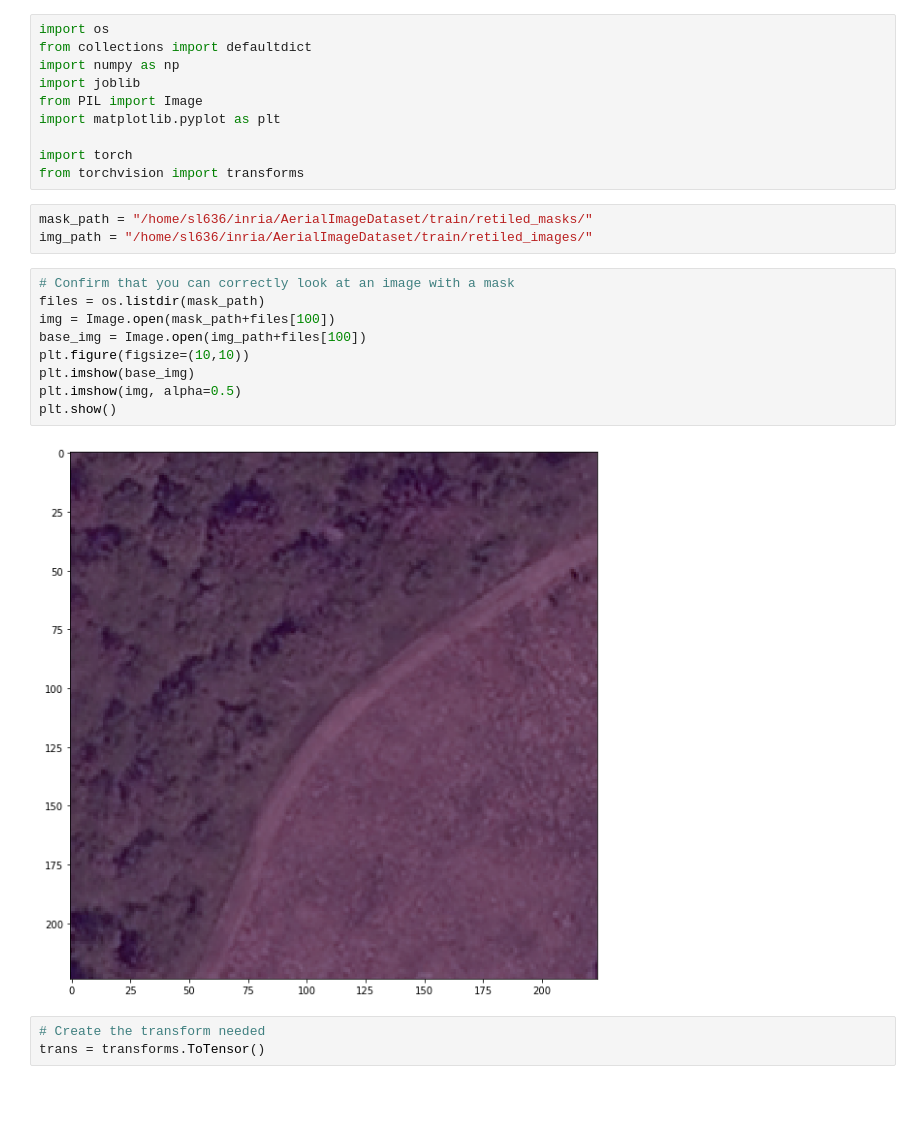
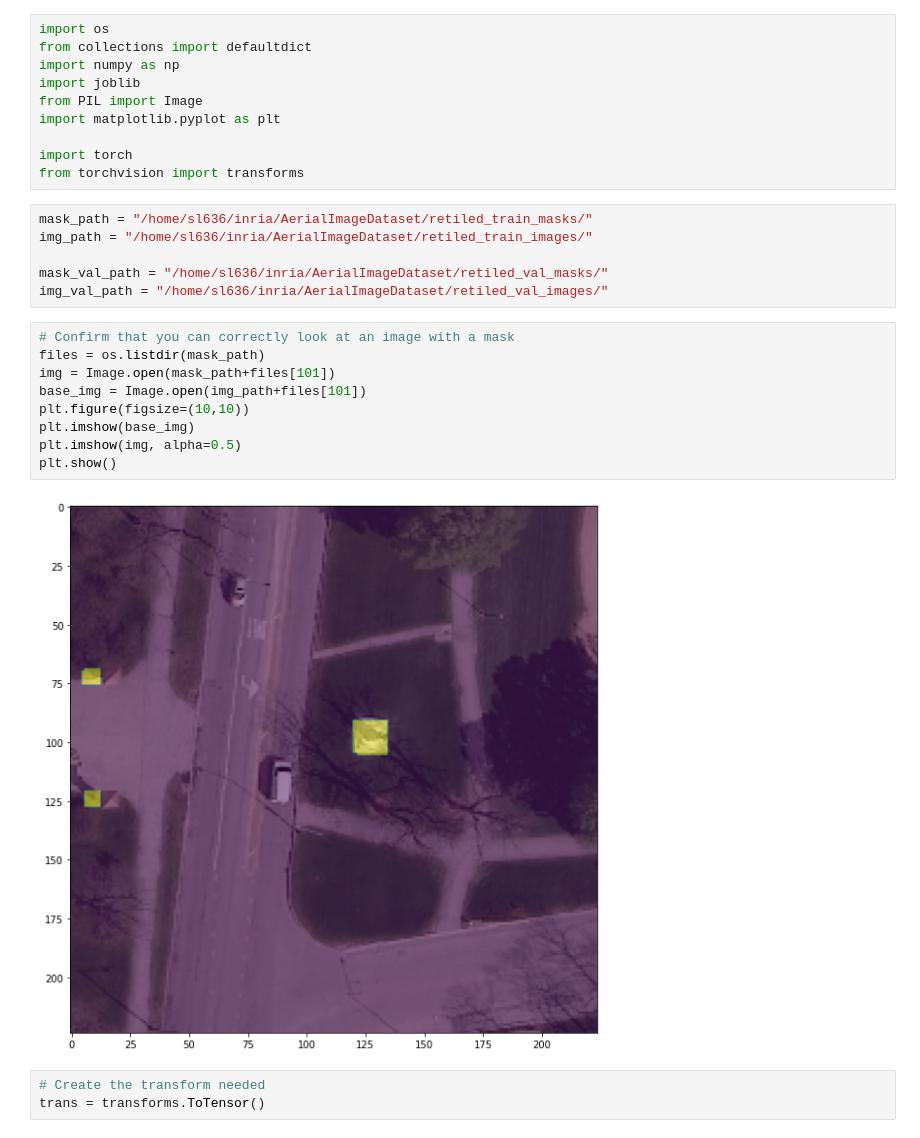
Before and after one commit to zcalhoun/ssrs, a Jupyter notebook: bin/building_data/confirm_masks.ipynb, the cells around one changed output. Drawn from its saved outputs; the diff is of its cells as text; blank space fills up the shorter version.

```diff
--- a/bin/building_data/confirm_masks.ipynb
+++ b/bin/building_data/confirm_masks.ipynb
@@ -9,19 +9,22 @@ import matplotlib.pyplot as plt
 import torch
 from torchvision import transforms
 # %%
-mask_path = "/home/sl636/inria/AerialImageDataset/train/retiled_masks/"
-img_path = "/home/sl636/inria/AerialImageDataset/train/retiled_images/"
+mask_path = "/home/sl636/inria/AerialImageDataset/retiled_train_masks/"
+img_path = "/home/sl636/inria/AerialImageDataset/retiled_train_images/"
+
+mask_val_path = "/home/sl636/inria/AerialImageDataset/retiled_val_masks/"
+img_val_path = "/home/sl636/inria/AerialImageDataset/retiled_val_images/"
 # %%
 # Confirm that you can correctly look at an image with a mask
 files = os.listdir(mask_path)
-img = Image.open(mask_path+files[100])
-base_img = Image.open(img_path+files[100])
+img = Image.open(mask_path+files[101])
+base_img = Image.open(img_path+files[101])
 plt.figure(figsize=(10,10))
 plt.imshow(base_img)
 plt.imshow(img, alpha=0.5)
 plt.show()
 # %% [output]
-[figure, old version]
+[figure, new version]
 # %%
 # Create the transform needed
 trans = transforms.ToTensor()
```
Also changed, not shown: parts of 6 cells of this notebook, 8 other files.
